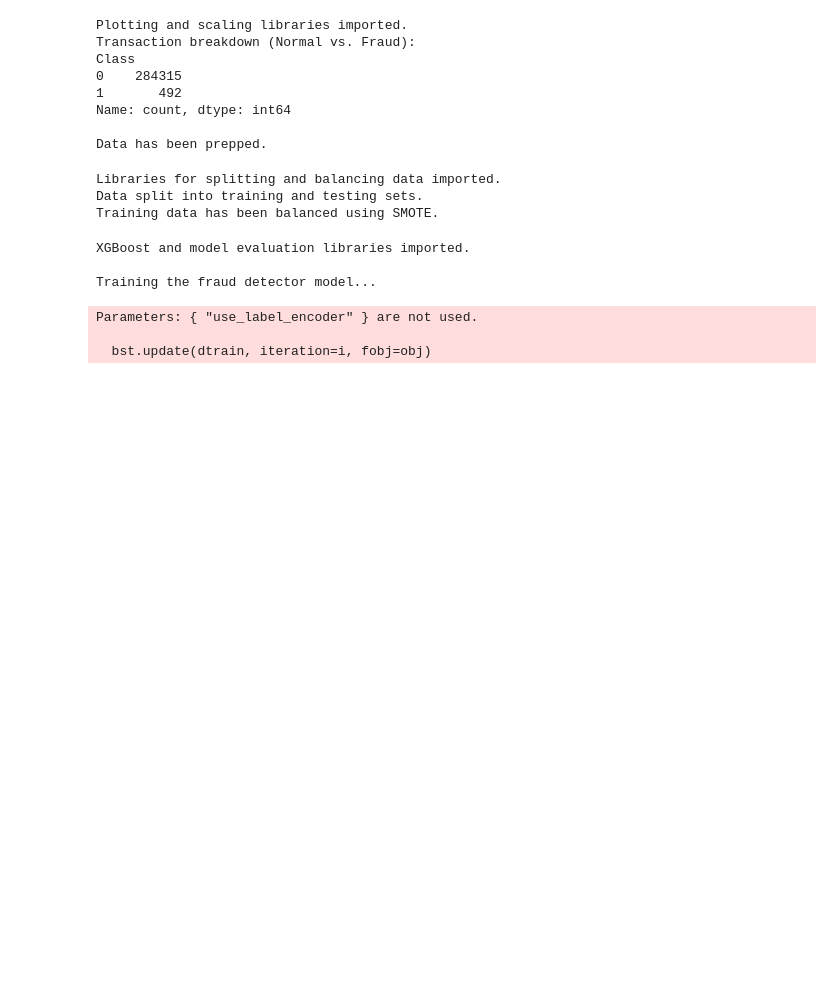
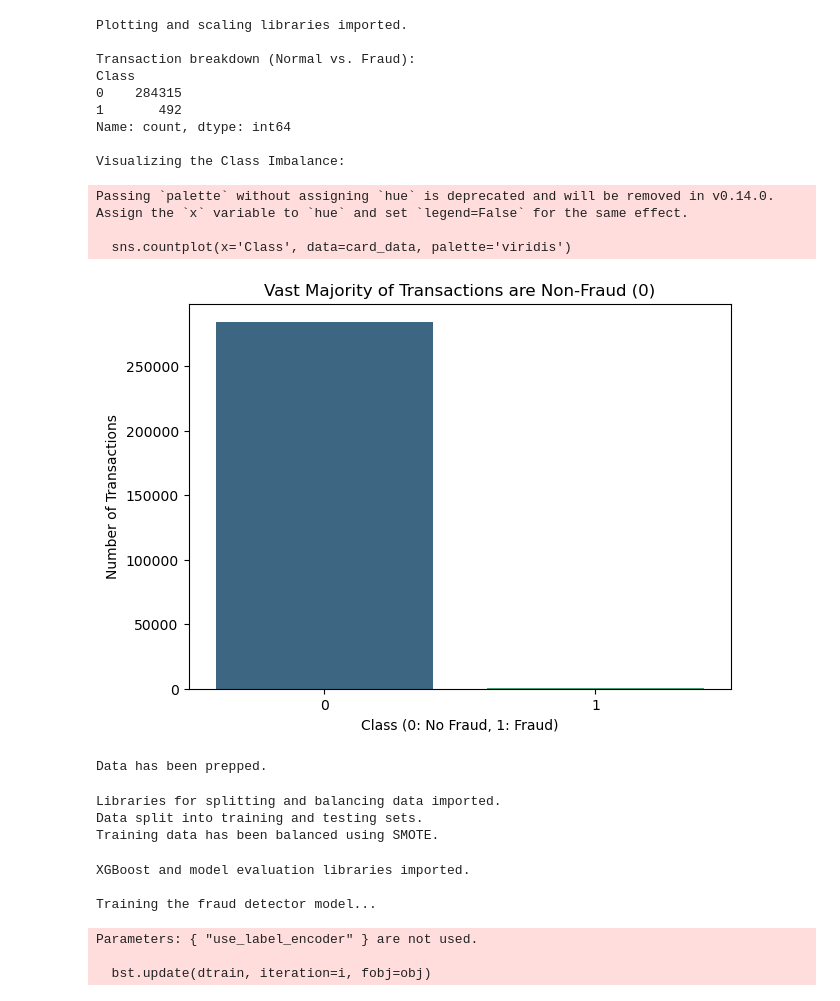
Before and after one commit to Shariqueperwez/Credit-Card-Fraud-Detection-XAI, a Jupyter notebook: Credit_Card_Fraud_Project.ipynb, the cells around one changed output. Drawn from its saved outputs; the diff is of its cells as text; code cells hidden in the pictures; blank space fills up the shorter version.

```diff
--- a/Credit_Card_Fraud_Project.ipynb
+++ b/Credit_Card_Fraud_Project.ipynb
@@ -22,32 +42,49 @@ Dataset loaded successfully.
 # %%
 import matplotlib.pyplot as plt
 import seaborn as sns
 from sklearn.preprocessing import StandardScaler
 
 print("Plotting and scaling libraries imported.")
 
-# Checking the class balance to see the imbalance.
-print("Transaction breakdown (Normal vs. Fraud):")
+# Checking the class balance.
+print("\nTransaction breakdown (Normal vs. Fraud):")
 print(card_data['Class'].value_counts())
 
-# Scaling the 'Amount' and 'Time' columns so they are on a similar scale to the 'V' columns.
+# A bar chart to visualize the imbalance with clear labels.
+print("\nVisualizing the Class Imbalance:")
+plt.figure(figsize=(7, 5))
+sns.countplot(x='Class', data=card_data, palette='viridis')
+plt.title('Vast Majority of Transactions are Non-Fraud (0)')
+plt.xlabel("Class (0: No Fraud, 1: Fraud)") # Adding X-axis label
+plt.ylabel("Number of Transactions") # Adding Y-axis label
+plt.show()
+
+
+# --- Data Preparation ---
+# Now, let's get the data ready for the model.
 scaler = StandardScaler()
 card_data['scaled_amount'] = scaler.fit_transform(card_data['Amount'].values.reshape(-1, 1))
 card_data['scaled_time'] = scaler.fit_transform(card_data['Time'].values.reshape(-1, 1))
 
-# Removing the original Time and Amount columns as we have the scaled versions now.
+# Dropping the original columns.
 card_data.drop(['Time', 'Amount'], axis=1, inplace=True)
 
 print("\nData has been prepped.")
 # %% [output]
 Plotting and scaling libraries imported.
+
 Transaction breakdown (Normal vs. Fraud):
 Class
 0    284315
 1       492
 Name: count, dtype: int64
 
-Data has been prepped.
+Visualizing the Class Imbalance:
+Passing `palette` without assigning `hue` is deprecated and will be removed in v0.14.0. Assign the `x` variable to `hue` and set `legend=False` for the same effect.
+
+  sns.countplot(x='Class', data=card_data, palette='viridis')
+[figure, added]
+Data has been prepped.
 # %%
 from sklearn.model_selection import train_test_split
 from imblearn.over_sampling import SMOTE
```
Also changed, not shown: parts of 4 cells of this notebook.
